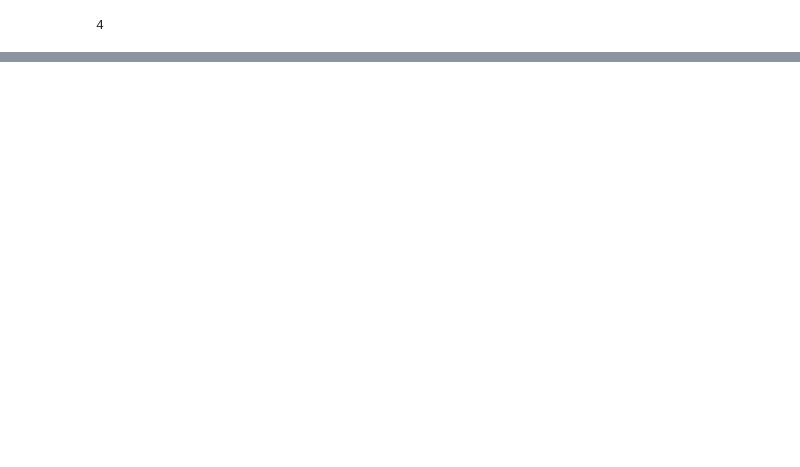
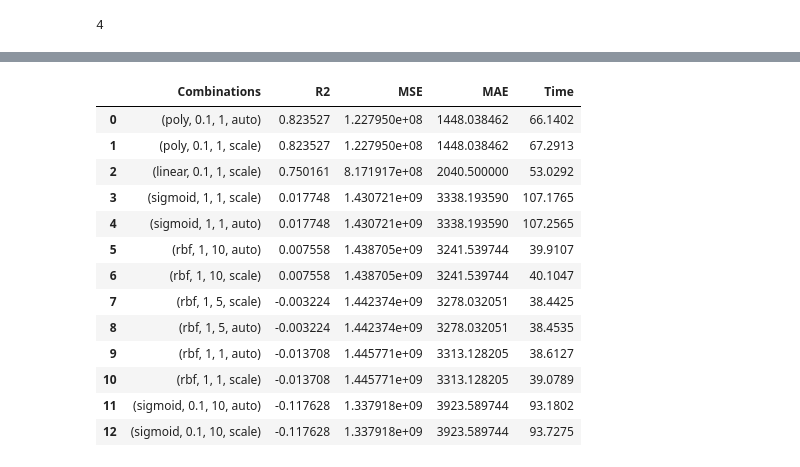
Before and after one commit to JoaoRicardoCardoso/MIEIC_IART_19_PROJ, a Jupyter notebook: PROJ2/SVR_new.ipynb, the cells around one changed output, grey strips where cells are left out. Cells and saved outputs as stored; diff of their text form; code cells hidden in the pictures; blank space fills up the shorter version.

```diff
--- a/PROJ2/SVR_new.ipynb
+++ b/PROJ2/SVR_new.ipynb
@@ -246,0 +269,21 @@ Tendo a base de uma execução feita, podemos mecanizar este processo para testa
+# %%
+import time
+
+results = []
+i = 0
+for params in combinations:
+    start_time = time.time()
+    collect_data = runRegressor(params)
+    t =  round((time.time()-start_time),4)
+    results.append(collect_data)
+    write_data = collect_data['data']
+    data_params = {'Params':  [collect_data['params'][0],collect_data['params'][1],collect_data['params'][2],collect_data['params'][3]]}
+    data_stats = {'Stats':  [collect_data['mse'], collect_data['mae'], collect_data['r2']]}
+    data_time = {'Time':  [t]}
+    df1 = pd.DataFrame(data_params, columns = ['Params'])
+    df2 = pd.DataFrame(data_stats, columns = ['Stats'])
+    df3 = pd.DataFrame(data_time, columns = ['Time'])
+    write_data = pd.concat([df1,df2,df3,write_data], ignore_index=True, axis=1)
+    with pd.ExcelWriter('svr' + str(i) + '.xlsx') as writer:
+         write_data.to_excel(writer)
+    i+=1
@@ -305,0 +468,30 @@ for i in range(36):
+# %%
+top_data = set(tuple((top["params"],top["r2"],top["mse"],top["mae"],top["time"]) for top in mse_top))
+top_data.update(set(tuple((top["params"],top["r2"],top["mse"],top["mae"],top["time"]) for top in mae_top)))
+top_data.update(set(tuple((top["params"],top["r2"],top["mse"],top["mae"],top["time"]) for top in r2_top)))
+top_data.update(set(tuple((top["params"],top["r2"],top["mse"],top["mae"],top["time"]) for top in time_top)))
+
+ranking = pd.DataFrame(data=top_data,columns=['Combinations','R2','MSE','MAE','Time'])
+ranking = ranking.sort_values(['R2','MSE','MAE','Time'],ascending=[False,True,True,True])
+ranking  = ranking.reset_index()
+del ranking['index']
+
+with pd.ExcelWriter('covid19_knn_regressor_rank.xlsx') as writer:
+    ranking.to_excel(writer)
+
+ranking
+# %% [output]
+|  | Combinations | R2 | MSE | MAE | Time |
+| 0 | (poly, 0.1, 1, auto) | 0.823527 | 1.227950e+08 | 1448.038462 | 66.1402 |
+| 1 | (poly, 0.1, 1, scale) | 0.823527 | 1.227950e+08 | 1448.038462 | 67.2913 |
+| 2 | (linear, 0.1, 1, scale) | 0.750161 | 8.171917e+08 | 2040.500000 | 53.0292 |
+| 3 | (sigmoid, 1, 1, scale) | 0.017748 | 1.430721e+09 | 3338.193590 | 107.1765 |
+| 4 | (sigmoid, 1, 1, auto) | 0.017748 | 1.430721e+09 | 3338.193590 | 107.2565 |
+| 5 | (rbf, 1, 10, auto) | 0.007558 | 1.438705e+09 | 3241.539744 | 39.9107 |
+| 6 | (rbf, 1, 10, scale) | 0.007558 | 1.438705e+09 | 3241.539744 | 40.1047 |
+| 7 | (rbf, 1, 5, scale) | -0.003224 | 1.442374e+09 | 3278.032051 | 38.4425 |
+| 8 | (rbf, 1, 5, auto) | -0.003224 | 1.442374e+09 | 3278.032051 | 38.4535 |
+| 9 | (rbf, 1, 1, auto) | -0.013708 | 1.445771e+09 | 3313.128205 | 38.6127 |
+| 10 | (rbf, 1, 1, scale) | -0.013708 | 1.445771e+09 | 3313.128205 | 39.0789 |
+| 11 | (sigmoid, 0.1, 10, auto) | -0.117628 | 1.337918e+09 | 3923.589744 | 93.1802 |
+| 12 | (sigmoid, 0.1, 10, scale) | -0.117628 | 1.337918e+09 | 3923.589744 | 93.7275 |
```
Also changed, not shown: parts of 13 cells of this notebook, 1 other file.
